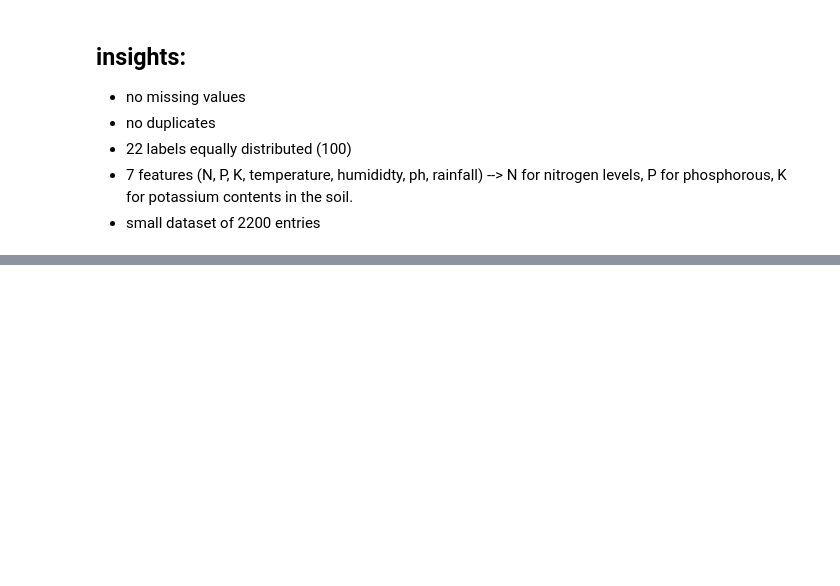
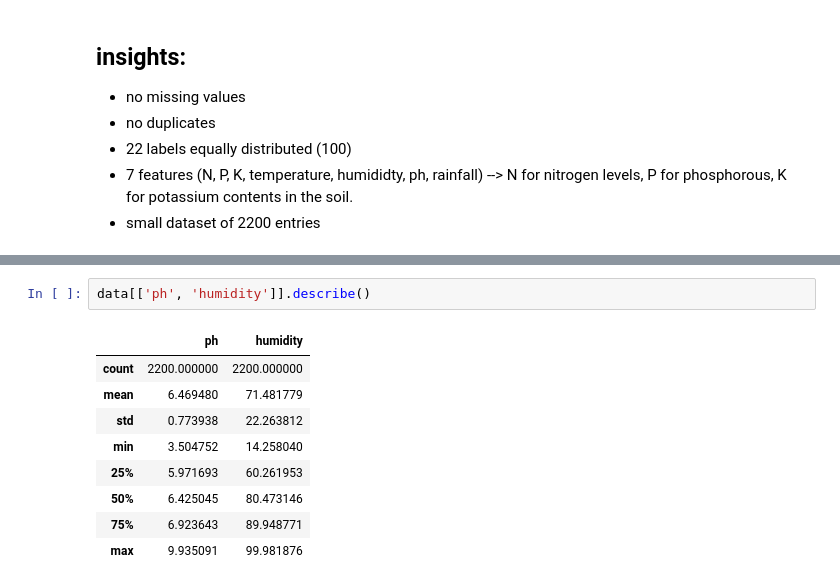
Before and after one commit to kamijoseph/Crops-Recomendation-System, a Jupyter notebook: notebook/crops_recomendation.ipynb, the cells around one changed output, grey strips where cells are left out. Drawn from its saved outputs; the diff is of its cells as text; blank space fills up the shorter version.

```diff
--- a/notebook/crops_recomendation.ipynb
+++ b/notebook/crops_recomendation.ipynb
@@ -153,0 +171,12 @@ data.head()
+# %%
+data[['ph', 'humidity']].describe()
+# %% [output]
+|  | ph | humidity |
+| count | 2200.000000 | 2200.000000 |
+| mean | 6.469480 | 71.481779 |
+| std | 0.773938 | 22.263812 |
+| min | 3.504752 | 14.258040 |
+| 25% | 5.971693 | 60.261953 |
+| 50% | 6.425045 | 80.473146 |
+| 75% | 6.923643 | 89.948771 |
+| max | 9.935091 | 99.981876 |
```
Also changed, not shown: parts of 7 cells of this notebook.
